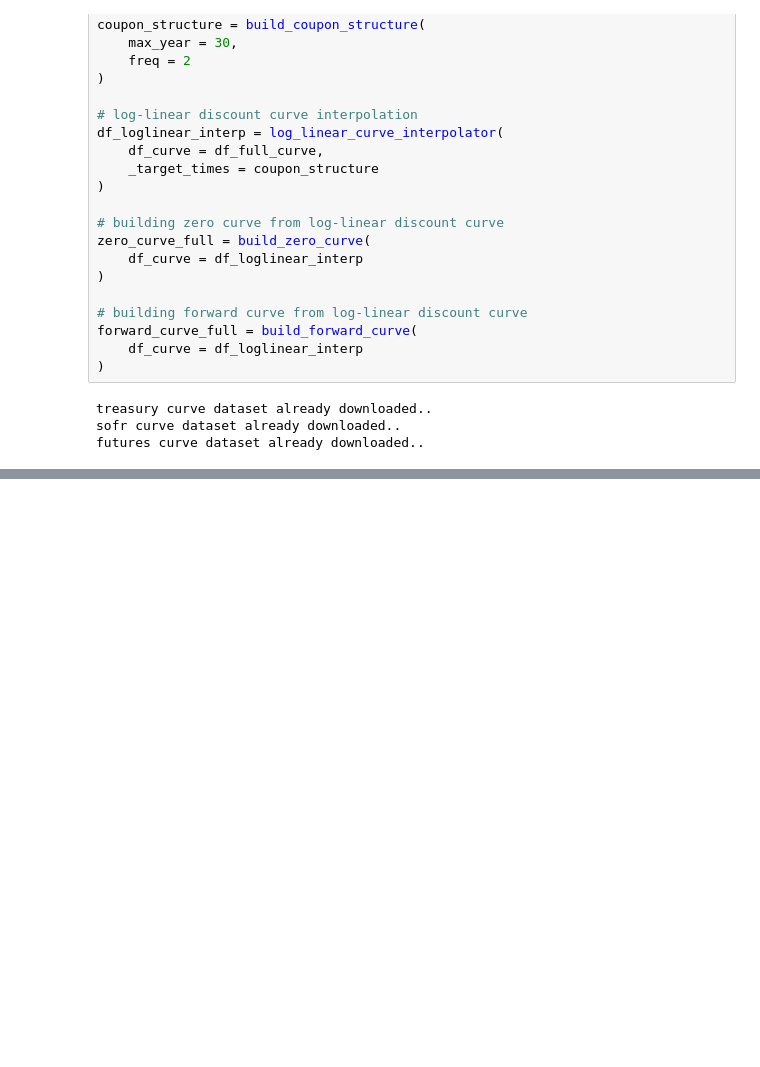
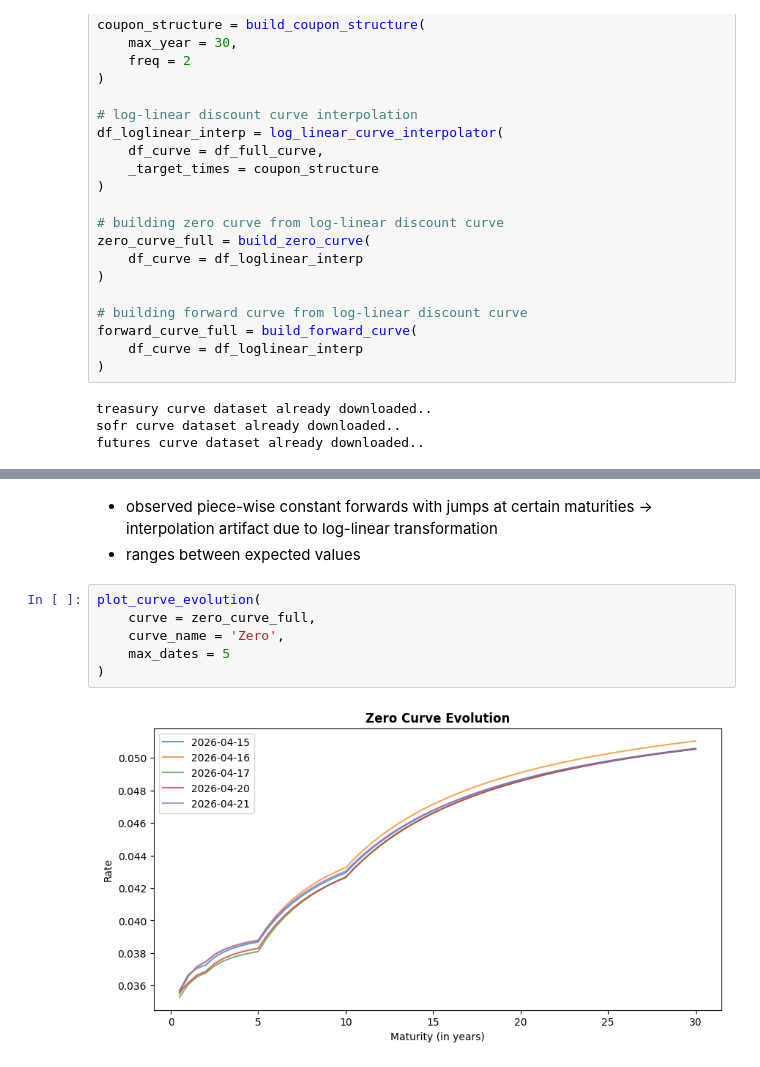
Before and after one commit to gorkemyencak/hedge-accounting-valuation-platform, a Jupyter notebook: notebooks/02_multi_curve_architecture_testing.ipynb, the cells around one changed output, grey strips where cells are left out. Saved outputs shown, nothing was run; the diff lists cells and outputs as text; blank space fills up the shorter version.

```diff
--- a/notebooks/02_multi_curve_architecture_testing.ipynb
+++ b/notebooks/02_multi_curve_architecture_testing.ipynb
@@ -97,0 +115,11 @@ plt.show()
+# %% [markdown]
+- observed piece-wise constant forwards with jumps at certain maturities -> interpolation artifact due to log-linear transformation
+- ranges between expected values
+# %%
+plot_curve_evolution(
+    curve = zero_curve_full,
+    curve_name = 'Zero',
+    max_dates = 5
+)
+# %% [output]
+[figure, added]
```
Also changed, not shown: parts of 7 cells of this notebook, 1 other file.
